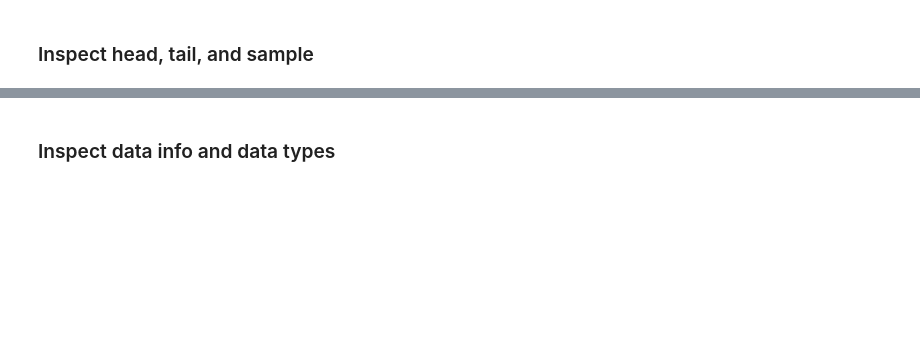
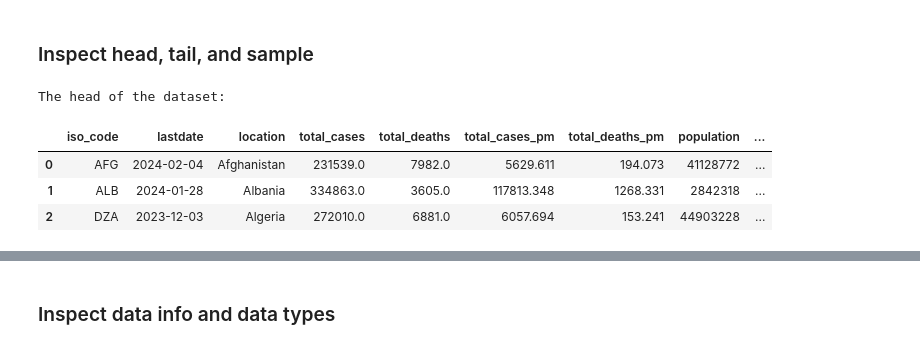
Before and after one commit to jieshu-wang-SBU/EST389_371_2026_spring, a Jupyter notebook: lectures/05-data_cleaning/05-02_first_look_at_the_data.ipynb, the cells around one changed output, grey strips where cells are left out. Cells and saved outputs as stored; diff of their text form; code cells hidden in the pictures; blank space fills up the shorter version.

```diff
--- a/lectures/05-data_cleaning/05-02_first_look_at_the_data.ipynb
+++ b/lectures/05-data_cleaning/05-02_first_look_at_the_data.ipynb
@@ -31,7 +39,13 @@ print(f"This file include the following columns: {covid_data.columns}")
 # %%
 # Inspect some samples of the data, using head( ), tail ( ), or sample( )
 print(f"The head of the dataset:\n")
-covid_data.head()
+covid_data.head(n=3)
+# %% [output]
+The head of the dataset:
+|  | iso_code | lastdate | location | total_cases | total_deaths | total_cases_pm | total_deaths_pm | population | ... |
+| 0 | AFG | 2024-02-04 | Afghanistan | 231539.0 | 7982.0 | 5629.611 | 194.073 | 41128772 | ... |
+| 1 | ALB | 2024-01-28 | Albania | 334863.0 | 3605.0 | 117813.348 | 1268.331 | 2842318 | ... |
+| 2 | DZA | 2023-12-03 | Algeria | 272010.0 | 6881.0 | 6057.694 | 153.241 | 44903228 | ... |
 # %%
 print(f"The tail of the dataset:\n")
 covid_data.tail(n=3) # You can specify how many rows you wanted to inspect
```
Also changed, not shown: parts of 11 cells of this notebook.
